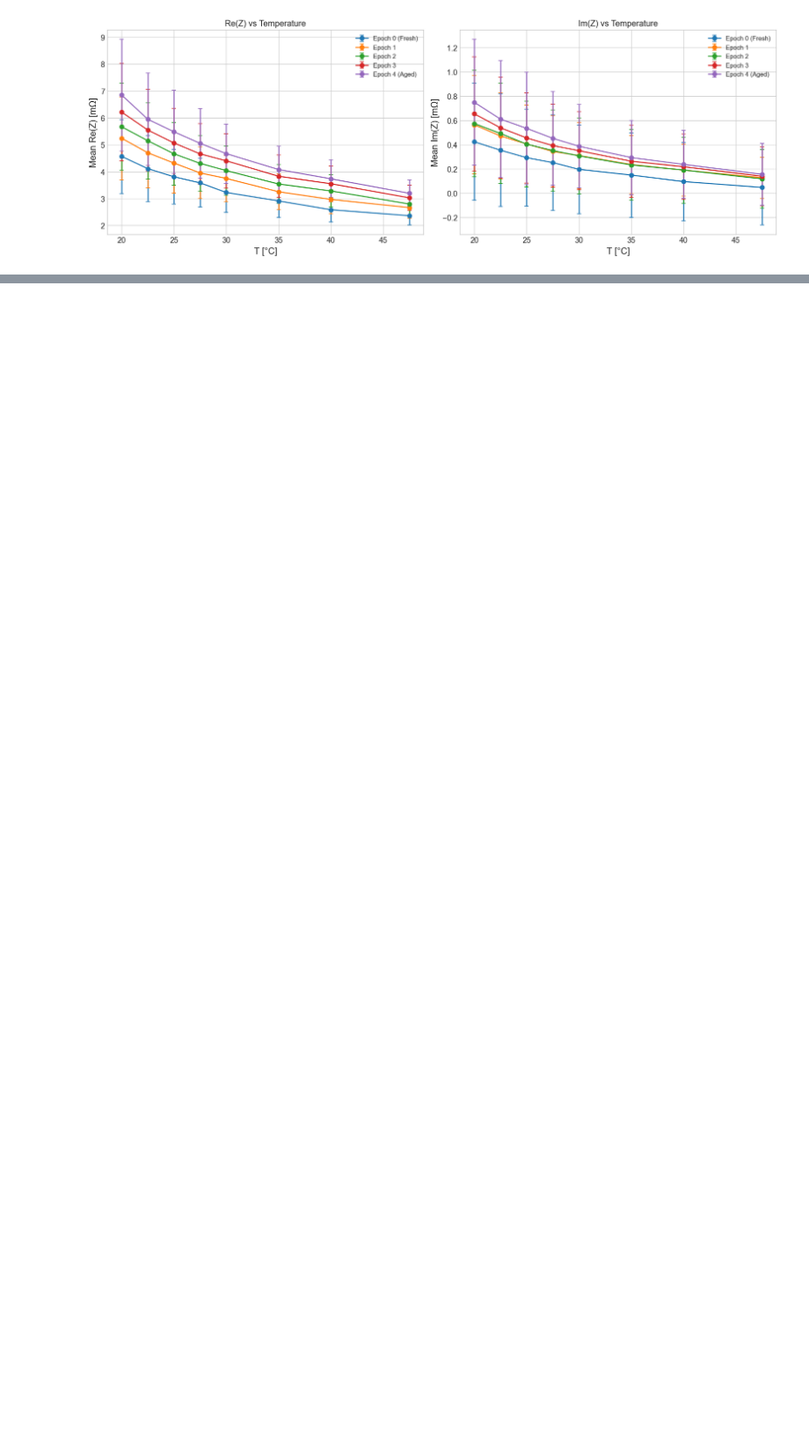
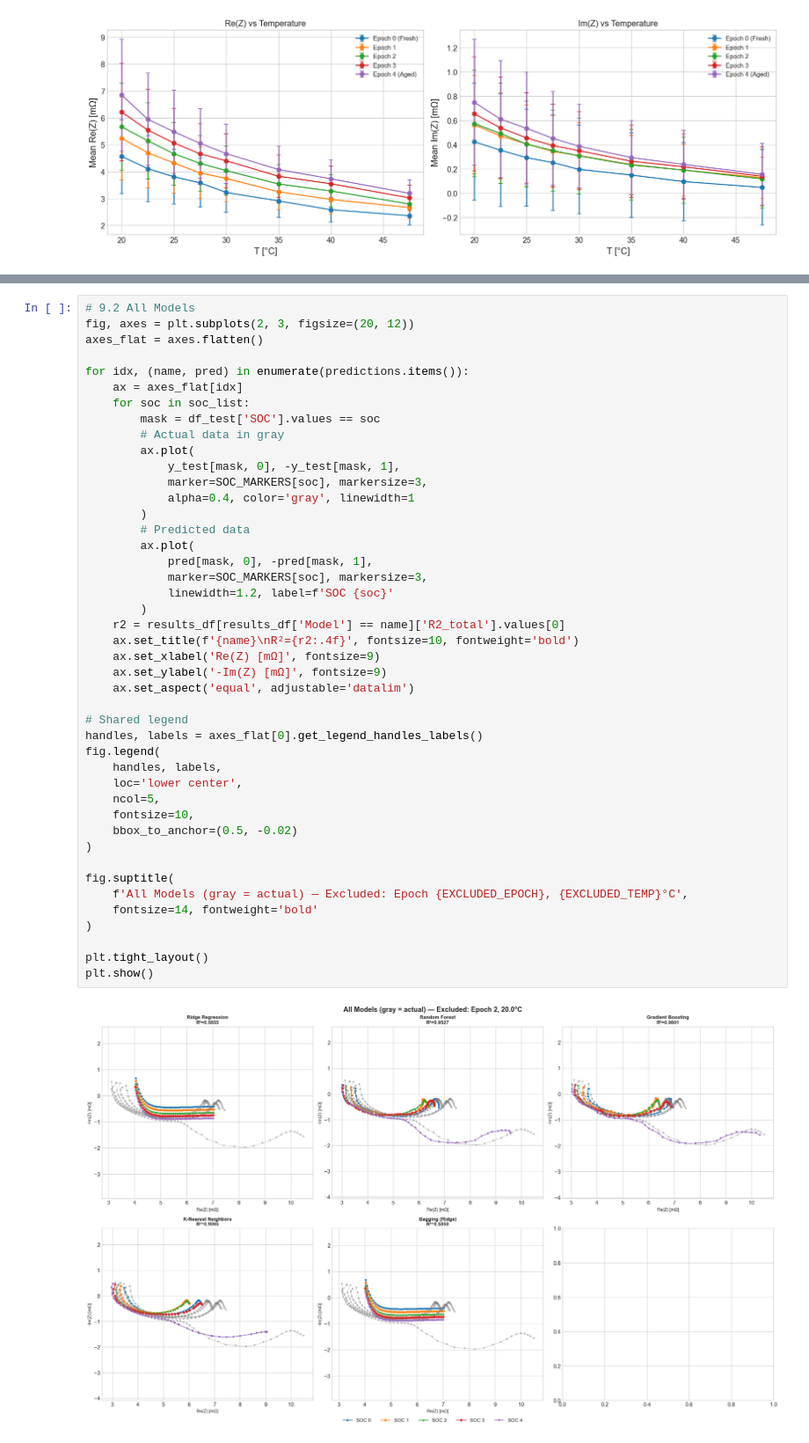
Before and after one commit to marcosoldani/ml_LiBs_project, a Jupyter notebook: notebooks/1_LeaveOneOut.ipynb, the cells around one changed output, grey strips where cells are left out. Shown at 88% size. Drawn from its saved outputs; the diff is of its cells as text; blank space fills up the shorter version.

```diff
--- a/notebooks/1_LeaveOneOut.ipynb
+++ b/notebooks/1_LeaveOneOut.ipynb
@@ -329,0 +699,46 @@ plt.show()
+# %%
+# 9.2 All Models
+fig, axes = plt.subplots(2, 3, figsize=(20, 12))
+axes_flat = axes.flatten()
+
+for idx, (name, pred) in enumerate(predictions.items()):
+    ax = axes_flat[idx]
+    for soc in soc_list:
+        mask = df_test['SOC'].values == soc
+        # Actual data in gray
+        ax.plot(
+            y_test[mask, 0], -y_test[mask, 1],
+            marker=SOC_MARKERS[soc], markersize=3,
+            alpha=0.4, color='gray', linewidth=1
+        )
+        # Predicted data
+        ax.plot(
+            pred[mask, 0], -pred[mask, 1],
+            marker=SOC_MARKERS[soc], markersize=3,
+            linewidth=1.2, label=f'SOC {soc}'
+        )
+    r2 = results_df[results_df['Model'] == name]['R2_total'].values[0]
+    ax.set_title(f'{name}\nR²={r2:.4f}', fontsize=10, fontweight='bold')
+    ax.set_xlabel('Re(Z) [mΩ]', fontsize=9)
+    ax.set_ylabel('-Im(Z) [mΩ]', fontsize=9)
+    ax.set_aspect('equal', adjustable='datalim')
+
+# Shared legend
+handles, labels = axes_flat[0].get_legend_handles_labels()
+fig.legend(
+    handles, labels,
+    loc='lower center',
+    ncol=5,
+    fontsize=10,
+    bbox_to_anchor=(0.5, -0.02)
+)
+
+fig.suptitle(
+    f'All Models (gray = actual) — Excluded: Epoch {EXCLUDED_EPOCH}, {EXCLUDED_TEMP}°C',
+    fontsize=14, fontweight='bold'
+)
+
+plt.tight_layout()
+plt.show()
+# %% [output]
+[figure, added]
```
Also changed, not shown: parts of 15 cells of this notebook.
